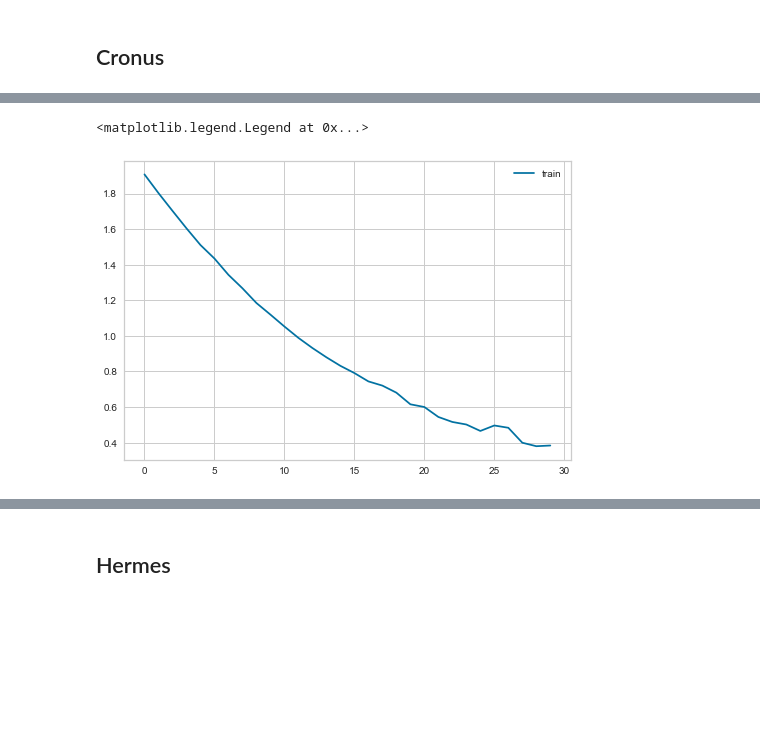
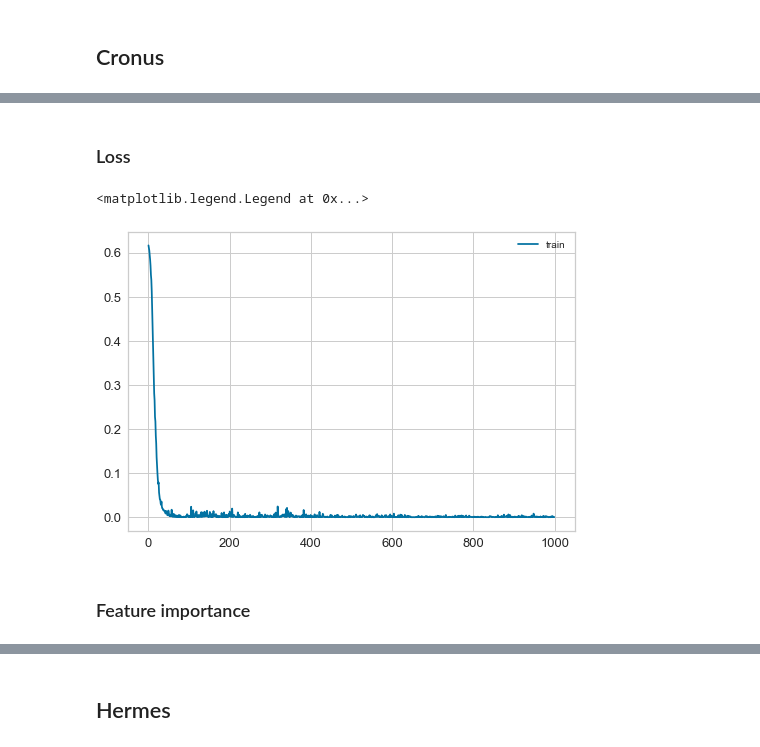
Before and after one commit to skelouse/capstone-stock-analysis, a Jupyter notebook: Prediction_testing.ipynb, the cells around one changed output, grey strips where cells are left out. Drawn from its saved outputs; the diff is of its cells as text; code cells hidden in the pictures; blank space fills up the shorter version.

```diff
--- a/Prediction_testing.ipynb
+++ b/Prediction_testing.ipynb
@@ -150,7 +143,9 @@ Epoch 30/30
+# %% [markdown]
+### Loss
 # %%
-my_loss= history.history['loss']
+my_loss = cronus_loader.history.history['loss']
 plt.plot(range(len(my_loss)),my_loss, label='train')
 plt.legend()
 # %% [output]
 <matplotlib.legend.Legend at 0x...>
-[figure, old version]
+[figure, new version]
@@ -158,0 +152,2 @@ cronus_history = history
+# %% [markdown]
+### Feature importance
```
Also changed, not shown: parts of 64 cells of this notebook, 16 other files.
